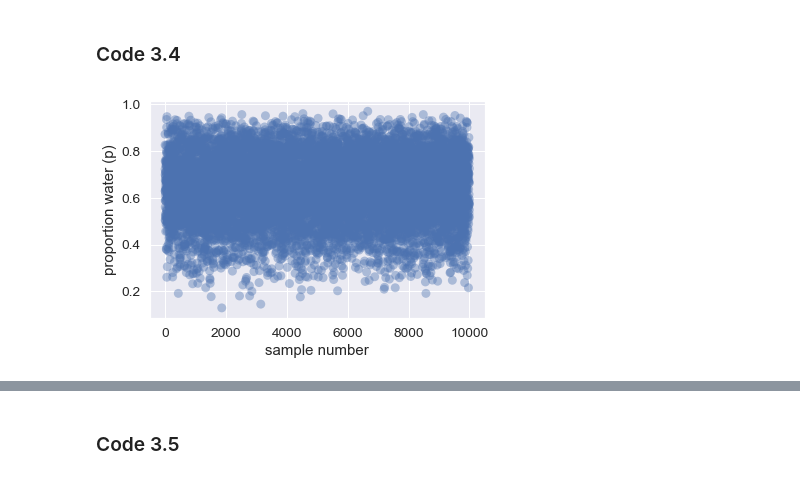
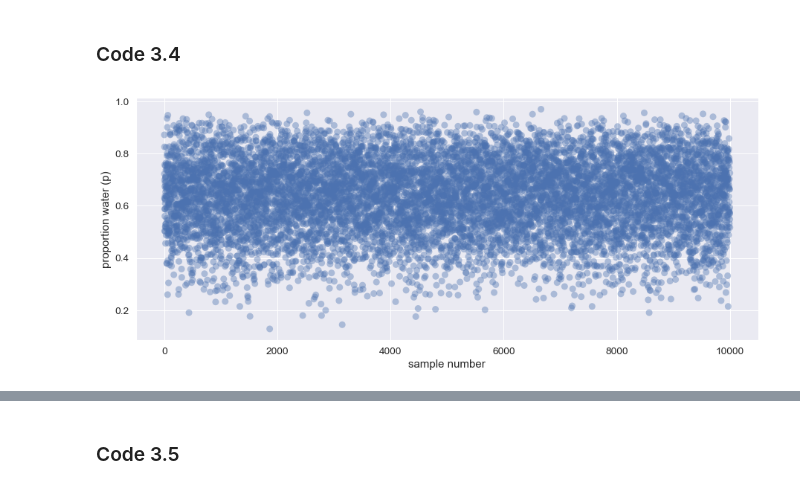
Before and after one commit to josephsmann/rethinking_stats_pt, a Jupyter notebook: notebooks/03_sampling_the_imaginary.ipynb, the cells around one changed output, grey strips where cells are left out. Drawn from its saved outputs; the diff is of its cells as text; code cells hidden in the pictures.

```diff
--- a/notebooks/03_sampling_the_imaginary.ipynb
+++ b/notebooks/03_sampling_the_imaginary.ipynb
@@ -42,7 +55,17 @@ samples = dist.Empirical(p_grid, posterior.log()).sample(torch.Size([int(1e4)]))
+# %%
+# samples is an array of 1e4 (10000) samples from p_grid __using__ the probabilites from posterior
+# we use posterior.log() because that's what dist.Empirical wants
+# NB. Empirical is how we make a hand-crafted prob distribution
+
+samples = ( dist.Empirical(p_grid, posterior.log())
+               .sample(torch.Size([int(1e4)]))
+          )
 # %% [markdown]
 ### Code 3.4
 # %%
+from matplotlib import pyplot as plt
+plt.figure(figsize=(15, 6))
 ax = sns.scatterplot(range(len(samples)), samples, s=80, alpha=0.4, edgecolor="none")
 ax.set(xlabel="sample number", ylabel="proportion water (p)");
 # %% [output]
-[figure, old version]
+[figure, new version]
```
Also changed, not shown: parts of 34 cells of this notebook, 9 other files.
